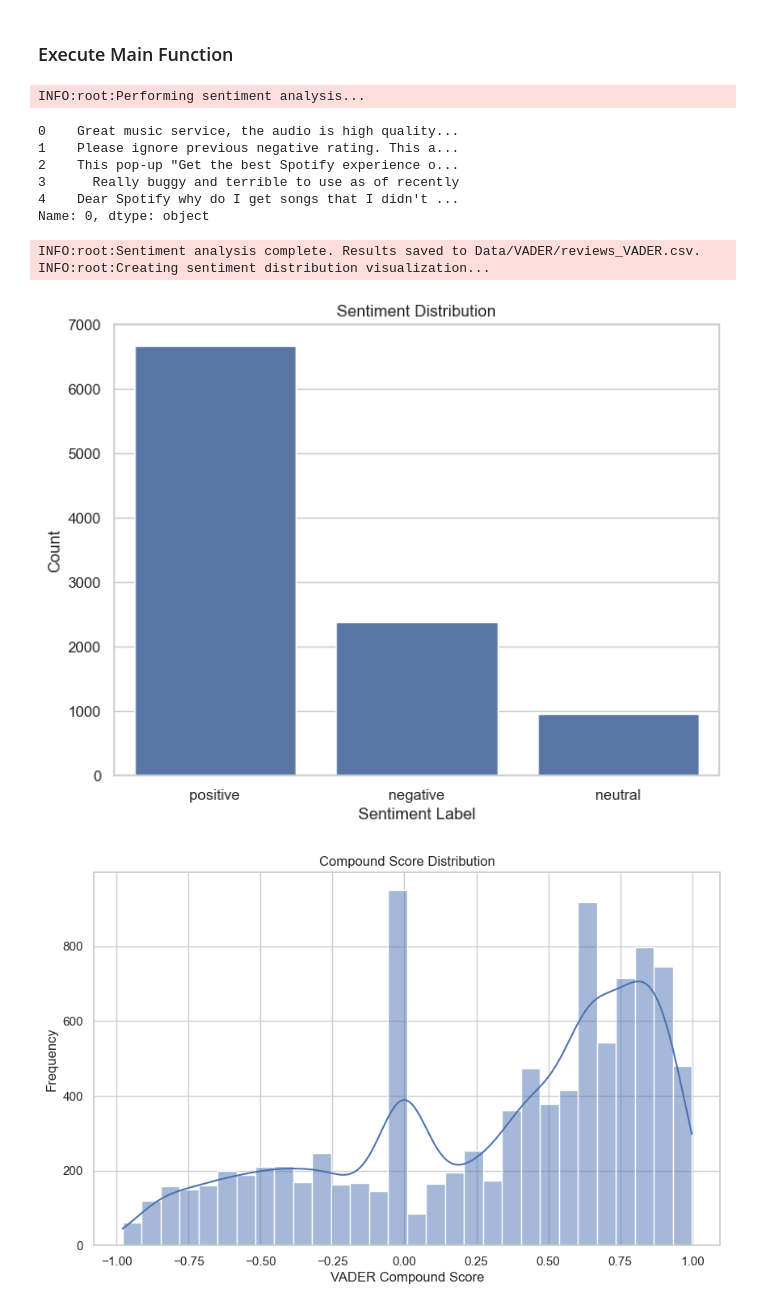
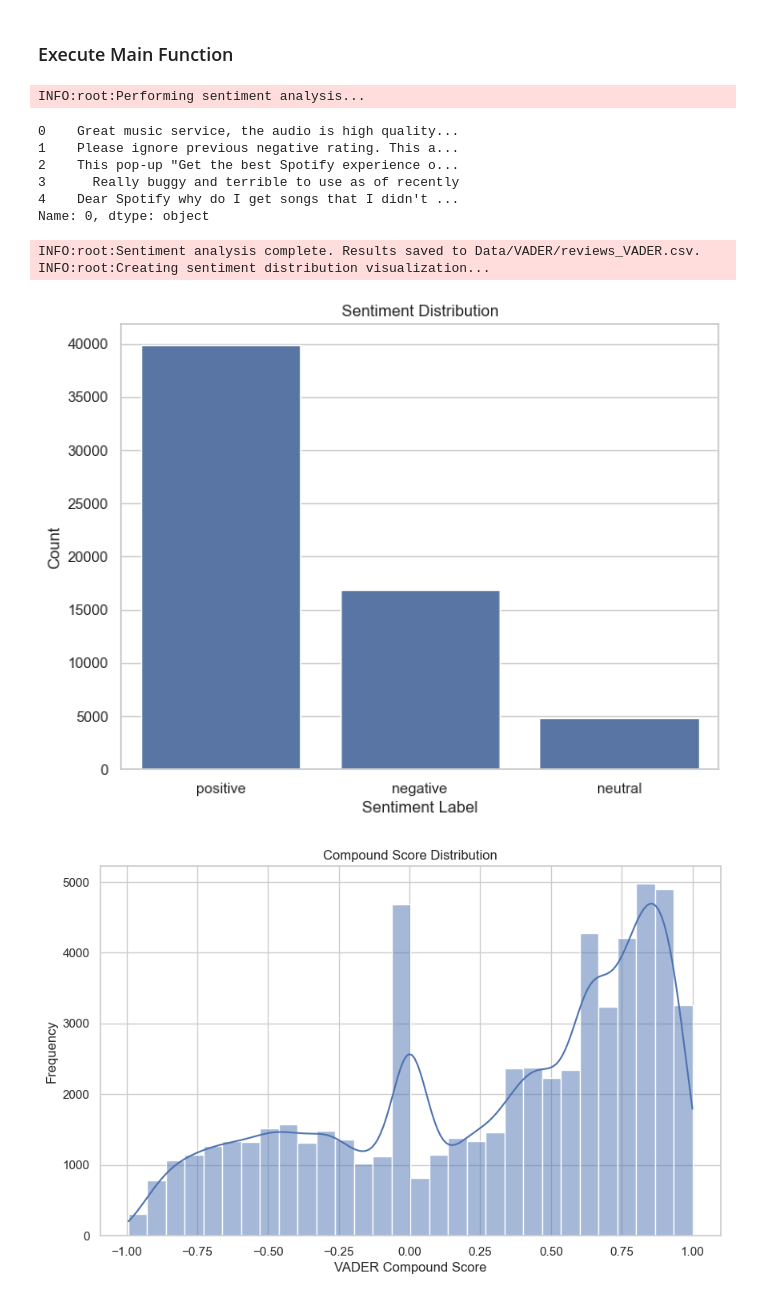
Before and after one commit to GriRonny/BSUD_Task_2, a Jupyter notebook: Sentiment_Analysis_VADER.ipynb, the cells around one changed output. Cells and saved outputs as stored; diff of their text form; code cells hidden in the pictures.

```diff
--- a/Sentiment_Analysis_VADER.ipynb
+++ b/Sentiment_Analysis_VADER.ipynb
@@ -97,6 +97,10 @@ def main(input_file, origin_file):
     conf_matrix = confusion_matrix(new_df_origin, df_predicted)
     print("Confusion Matrix:")
 
+    # Display Confusion Matrix
+    disp = ConfusionMatrixDisplay(confusion_matrix=conf_matrix, display_labels=["Positive", "Neutral", "Negative"])
+    disp.plot()
+
     # Classification Report
     report = classification_report(new_df_origin, df_predicted)
     print("Classification Report:")
@@ -104,18 +108,16 @@ def main(input_file, origin_file):
 # %% [markdown]
 ### Execute Main Function
 # %%
-if __name__ == "__main__":
-
-    main("Data/ML/reviews_ML_lightweight.csv", "Data/reviews_label_origin.csv")
+main("Data/spotify_reviews_full.csv", "Data/reviews_label_origin.csv")
 # %% [output]
 INFO:root:Performing sentiment analysis...
 0    Great music service, the audio is high quality...
 1    Please ignore previous negative rating. This a...
 2    This pop-up "Get the best Spotify experience o...
 3      Really buggy and terrible to use as of recently
 4    Dear Spotify why do I get songs that I didn't ...
 Name: 0, dtype: object
 INFO:root:Sentiment analysis complete. Results saved to Data/VADER/reviews_VADER.csv.
 INFO:root:Creating sentiment distribution visualization...
-[figure, old version]
+[figure, new version]
-[figure, old version]
+[figure, new version]
```
Also changed, not shown: parts of 1 cell of this notebook, 13 other files.
